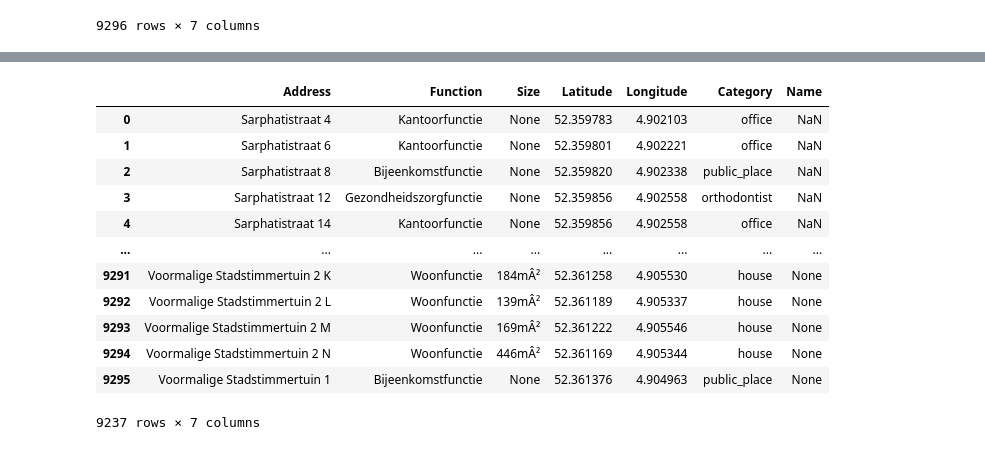
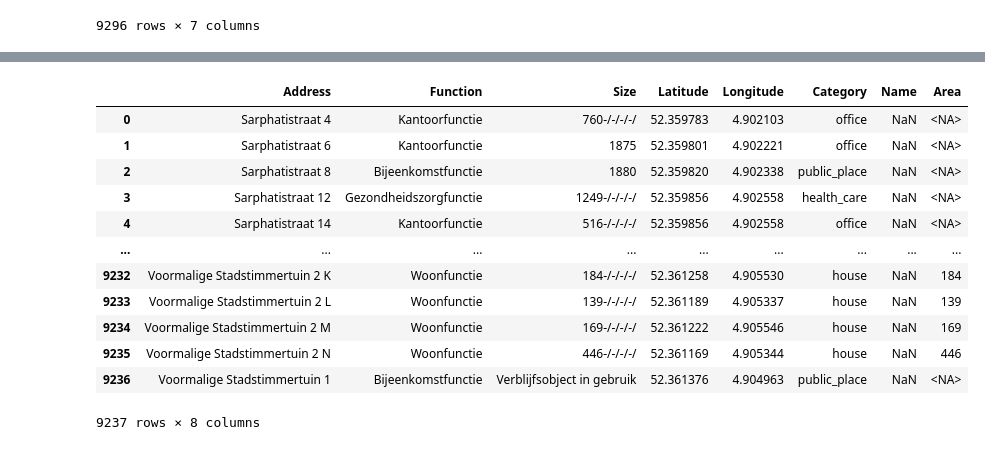
Before and after one commit to dJonaitis/roetersstraat, a Jupyter notebook: coordinates/scraping_addresses.ipynb, the cells around one changed output, grey strips where cells are left out. Drawn from its saved outputs; the diff is of its cells as text; code cells hidden in the pictures.

```diff
--- a/coordinates/scraping_addresses.ipynb
+++ b/coordinates/scraping_addresses.ipynb
@@ -798,0 +991,17 @@ df_addresses
+# %%
+# Creating a function to delete the "-/-/-/-/" from the Size-column, after making all values not containing this NaN
+def remove_m2(column):
+    # Only processing strings, so to not confuse the code
+    if isinstance(column, str):
+        # If the value does not contain "-/-/-/-/", return NaN
+        if "-/-/-/-/" not in column:
+            return np.nan
+        # Replacing "-/-/-/-/" with nothing, so only the area remains
+        column = column.replace("-/-/-/-/", "").strip()
+        return column if column.isdigit() else np.nan
+    # Returning NaN for non-strings
+    return np.nan
+# %%
+# Applying the remove_m2 function on the Size-column
+df_addresses["Area"] = df_addresses["Size"].apply(remove_m2)
+df_addresses
@@ -798,0 +1022,4 @@ df_addresses
+# %%
+# Converting all values in the Area-column to integers
+df_addresses["Area"] = df_addresses["Area"].astype("Int64")
+df_addresses
@@ -798,0 +1040,5 @@ df_addresses
+# %%
+# For all buildings with an Industrial function (Industriefunctie) smaller than 150 square meters, the function will be changed to a house, otherwise it will become "industrial"
+df_addresses.loc[(df_addresses["Function"] == "Industriefunctie") & (df_addresses["Area"] <= 150), "Category"] = "house"
+df_addresses.loc[(df_addresses["Function"] == "Industriefunctie") & (df_addresses["Area"] > 150), "Category"] = "industrial"
+print(df_addresses["Category"].value_counts())
@@ -799,19 +1059,19 @@ df_addresses
 # %%
-# Changing the area-column towards NaN if the address does not have a residential function (so Woonfunctie)
-# The area was included due to estimating the amount of people that live in the house, so it is not necessary if it is not a residential building
-df_addresses.loc[df_addresses["Function"] != "Woonfunctie", "Size"] = None
+# Changing the area-column towards NaN if the address does not have "house" as its category
+# The area was included due to estimating the amount of people that live in the house, so it is not necessary if it is not a house
+df_addresses.loc[df_addresses["Category"] != "house", "Area"] = None
 df_addresses
 # %% [output]
-|  | Address | Function | Size | Latitude | Longitude | Category | Name |
-| 0 | Sarphatistraat 4 | Kantoorfunctie | None | 52.359783 | 4.902103 | office | NaN |
-| 1 | Sarphatistraat 6 | Kantoorfunctie | None | 52.359801 | 4.902221 | office | NaN |
-| 2 | Sarphatistraat 8 | Bijeenkomstfunctie | None | 52.359820 | 4.902338 | public_place | NaN |
-| 3 | Sarphatistraat 12 | Gezondheidszorgfunctie | None | 52.359856 | 4.902558 | orthodontist | NaN |
-| 4 | Sarphatistraat 14 | Kantoorfunctie | None | 52.359856 | 4.902558 | office | NaN |
-| ... | ... | ... | ... | ... | ... | ... | ... |
-| 9291 | Voormalige Stadstimmertuin 2 K | Woonfunctie | 184mÂ² | 52.361258 | 4.905530 | house | None |
-| 9292 | Voormalige Stadstimmertuin 2 L | Woonfunctie | 139mÂ² | 52.361189 | 4.905337 | house | None |
-| 9293 | Voormalige Stadstimmertuin 2 M | Woonfunctie | 169mÂ² | 52.361222 | 4.905546 | house | None |
-| 9294 | Voormalige Stadstimmertuin 2 N | Woonfunctie | 446mÂ² | 52.361169 | 4.905344 | house | None |
-| 9295 | Voormalige Stadstimmertuin 1 | Bijeenkomstfunctie | None | 52.361376 | 4.904963 | public_place | None |
+|  | Address | Function | Size | Latitude | Longitude | Category | Name | Area |
+| 0 | Sarphatistraat 4 | Kantoorfunctie | 760-/-/-/-/ | 52.359783 | 4.902103 | office | NaN | <NA> |
+| 1 | Sarphatistraat 6 | Kantoorfunctie | 1875 | 52.359801 | 4.902221 | office | NaN | <NA> |
+| 2 | Sarphatistraat 8 | Bijeenkomstfunctie | 1880 | 52.359820 | 4.902338 | public_place | NaN | <NA> |
+| 3 | Sarphatistraat 12 | Gezondheidszorgfunctie | 1249-/-/-/-/ | 52.359856 | 4.902558 | health_care | NaN | <NA> |
+| 4 | Sarphatistraat 14 | Kantoorfunctie | 516-/-/-/-/ | 52.359856 | 4.902558 | office | NaN | <NA> |
+| ... | ... | ... | ... | ... | ... | ... | ... | ... |
+| 9232 | Voormalige Stadstimmertuin 2 K | Woonfunctie | 184-/-/-/-/ | 52.361258 | 4.905530 | house | NaN | 184 |
+| 9233 | Voormalige Stadstimmertuin 2 L | Woonfunctie | 139-/-/-/-/ | 52.361189 | 4.905337 | house | NaN | 139 |
+| 9234 | Voormalige Stadstimmertuin 2 M | Woonfunctie | 169-/-/-/-/ | 52.361222 | 4.905546 | house | NaN | 169 |
+| 9235 | Voormalige Stadstimmertuin 2 N | Woonfunctie | 446-/-/-/-/ | 52.361169 | 4.905344 | house | NaN | 446 |
+| 9236 | Voormalige Stadstimmertuin 1 | Bijeenkomstfunctie | Verblijfsobject in gebruik | 52.361376 | 4.904963 | public_place | NaN | <NA> |
-9237 rows × 7 columns
+9237 rows × 8 columns
```
Also changed, not shown: parts of 16 cells of this notebook, 1 other file.
